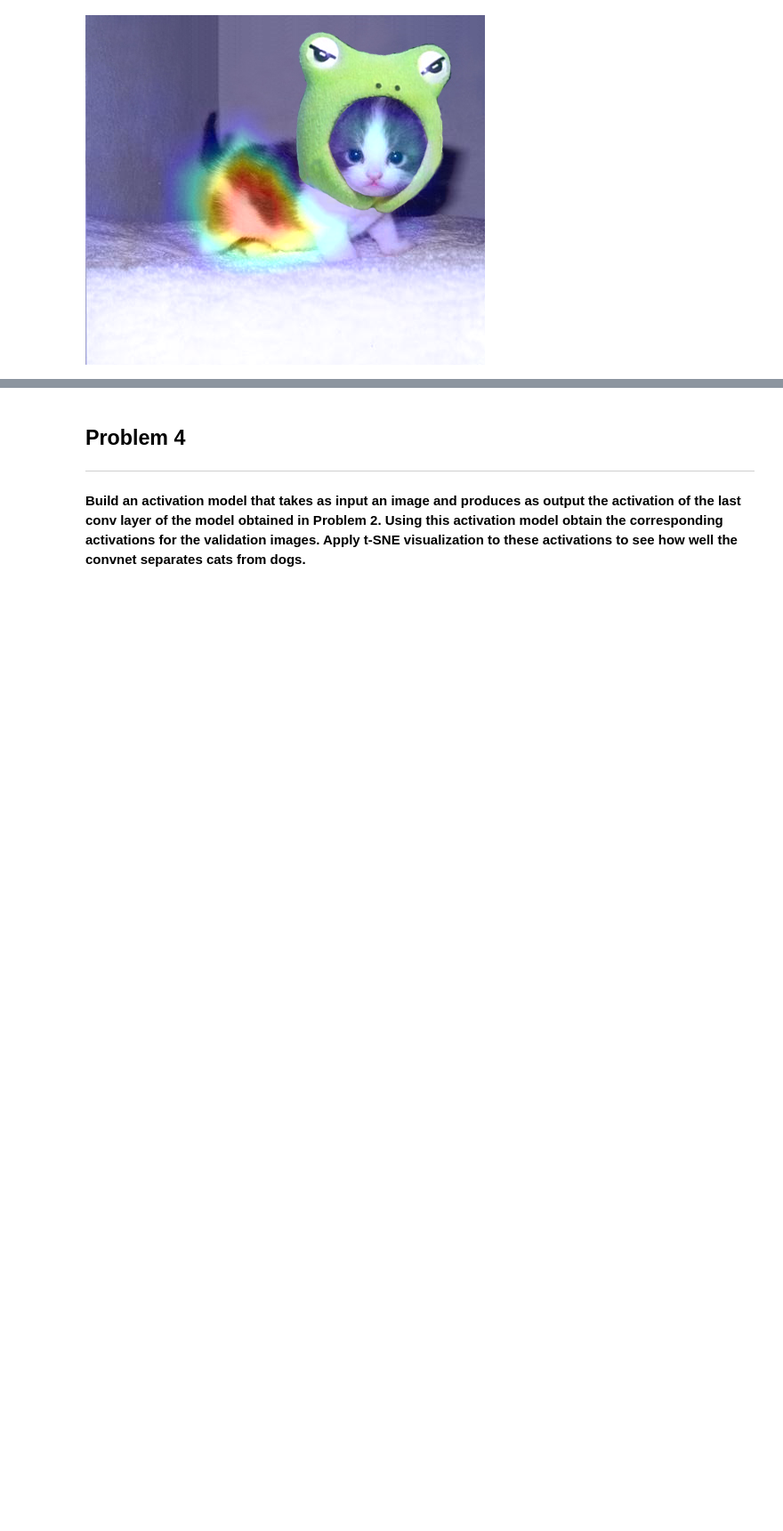
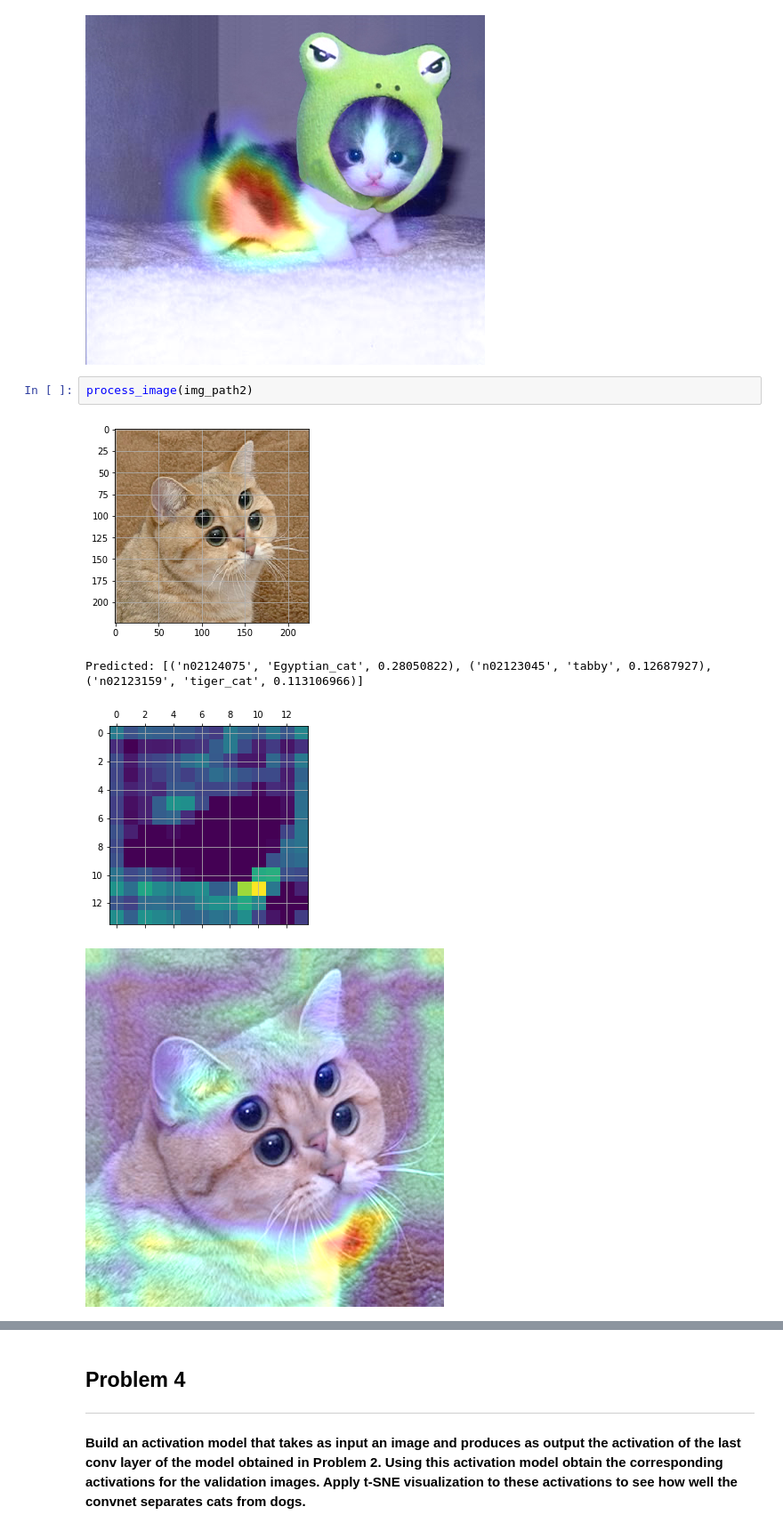
Before and after one commit to MahdiZaman/Spring2019-CAP5610, a Jupyter notebook: ml_hw3.ipynb, the cells around one changed output, grey strips where cells are left out. Shown at 89% size. Cells and saved outputs as stored; diff of their text form; blank space fills up the shorter version.

```diff
--- a/ml_hw3.ipynb
+++ b/ml_hw3.ipynb
@@ -679,3 +681,10 @@ process_image(img_path1)
 Predicted: [('n02110185', 'Siberian_husky', 0.1126513), ('n02808304', 'bath_towel', 0.07798686), ('n02342885', 'hamster', 0.077781305)]
 [figure]
 [figure]
+# %%
+process_image(img_path2)
+# %% [output]
+[figure, added]
+Predicted: [('n02124075', 'Egyptian_cat', 0.28050822), ('n02123045', 'tabby', 0.12687927), ('n02123159', 'tiger_cat', 0.113106966)]
+[figure, added]
+[figure, added]
```
Also changed, not shown: parts of 5 cells of this notebook.
